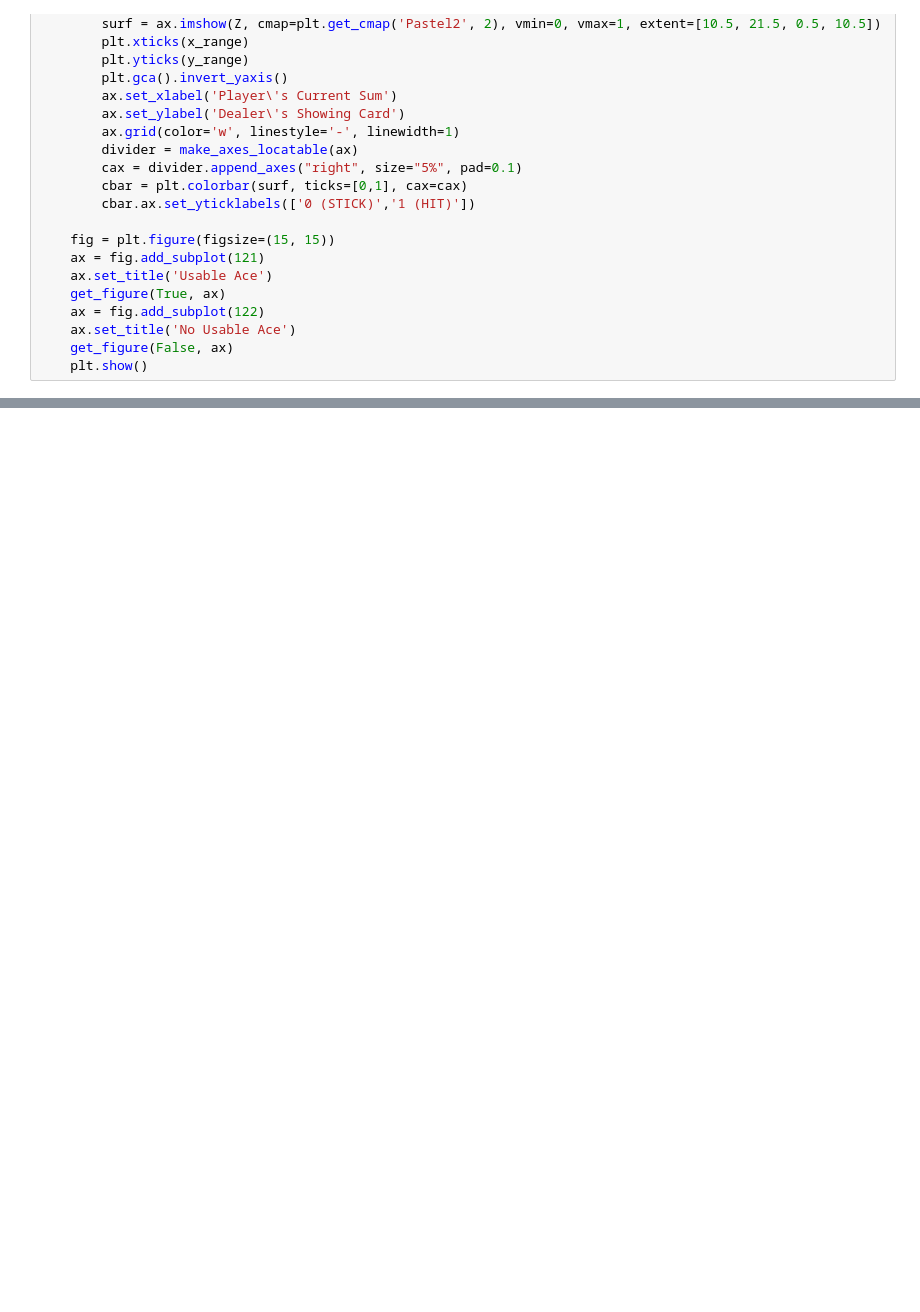
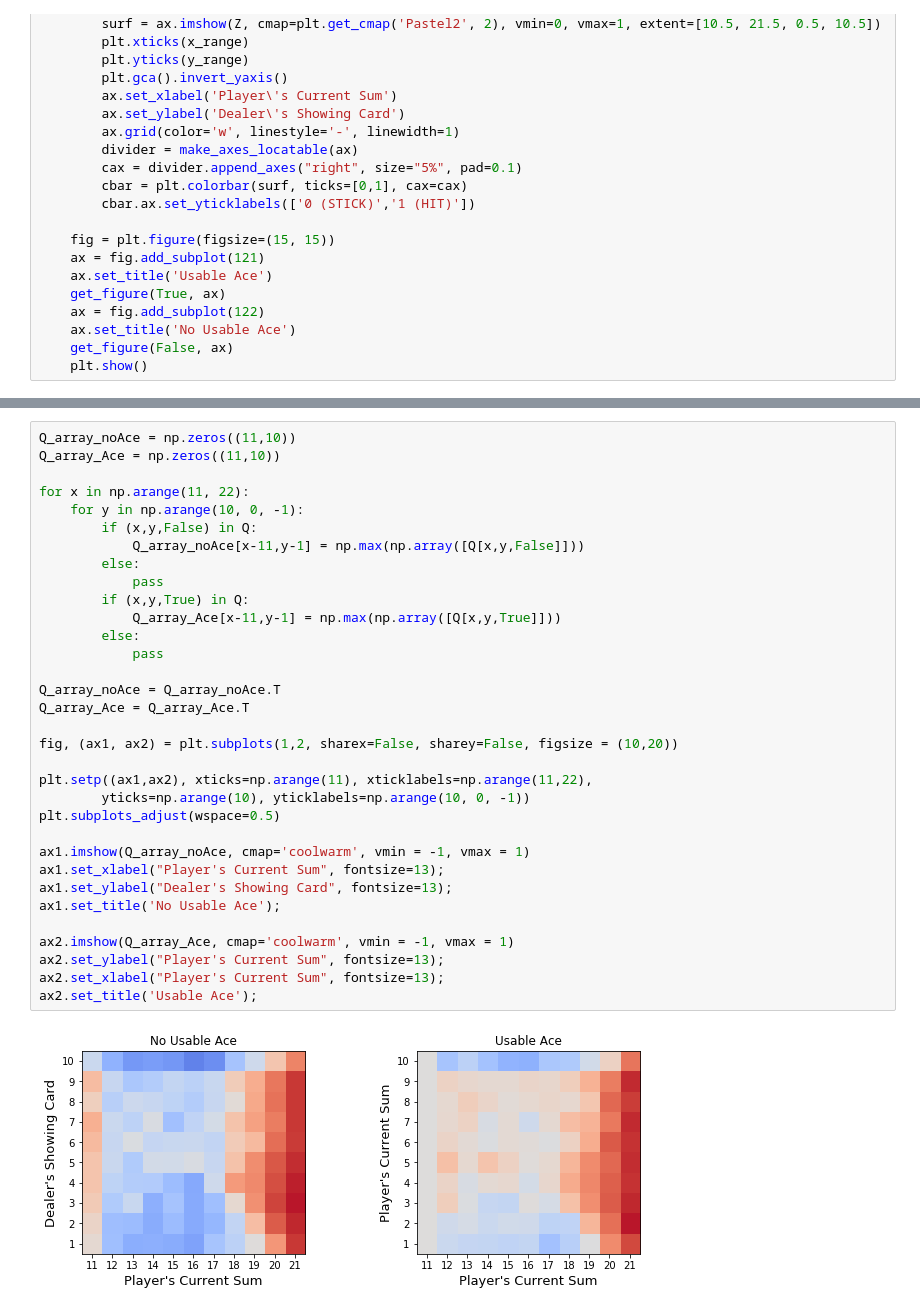
Before and after one commit to andrefmsmith/amsRL_openAIgym, a Jupyter notebook: AMS_Blackjack.ipynb, the cells around one changed output, grey strips where cells are left out. Saved outputs shown, nothing was run; the diff lists cells and outputs as text; blank space fills up the shorter version.

```diff
--- a/AMS_Blackjack.ipynb
+++ b/AMS_Blackjack.ipynb
@@ -208,0 +147,35 @@ plot_policy(policy)
+# %%
+Q_array_noAce = np.zeros((11,10))
+Q_array_Ace = np.zeros((11,10))
+
+for x in np.arange(11, 22):
+    for y in np.arange(10, 0, -1):
+        if (x,y,False) in Q:
+            Q_array_noAce[x-11,y-1] = np.max(np.array([Q[x,y,False]]))
+        else:
+            pass
+        if (x,y,True) in Q:
+            Q_array_Ace[x-11,y-1] = np.max(np.array([Q[x,y,True]]))
+        else:
+            pass
+
+Q_array_noAce = Q_array_noAce.T
+Q_array_Ace = Q_array_Ace.T
+
+fig, (ax1, ax2) = plt.subplots(1,2, sharex=False, sharey=False, figsize = (10,20))
+
+plt.setp((ax1,ax2), xticks=np.arange(11), xticklabels=np.arange(11,22),
+        yticks=np.arange(10), yticklabels=np.arange(10, 0, -1))
+plt.subplots_adjust(wspace=0.5)
+
+ax1.imshow(Q_array_noAce, cmap='coolwarm', vmin = -1, vmax = 1)
+ax1.set_xlabel("Player's Current Sum", fontsize=13);
+ax1.set_ylabel("Dealer's Showing Card", fontsize=13);
+ax1.set_title('No Usable Ace');
+
+ax2.imshow(Q_array_Ace, cmap='coolwarm', vmin = -1, vmax = 1)
+ax2.set_ylabel("Player's Current Sum", fontsize=13);
+ax2.set_xlabel("Player's Current Sum", fontsize=13);
+ax2.set_title('Usable Ace');
+# %% [output]
+[figure, added]
```
Also changed, not shown: parts of 12 cells of this notebook.
